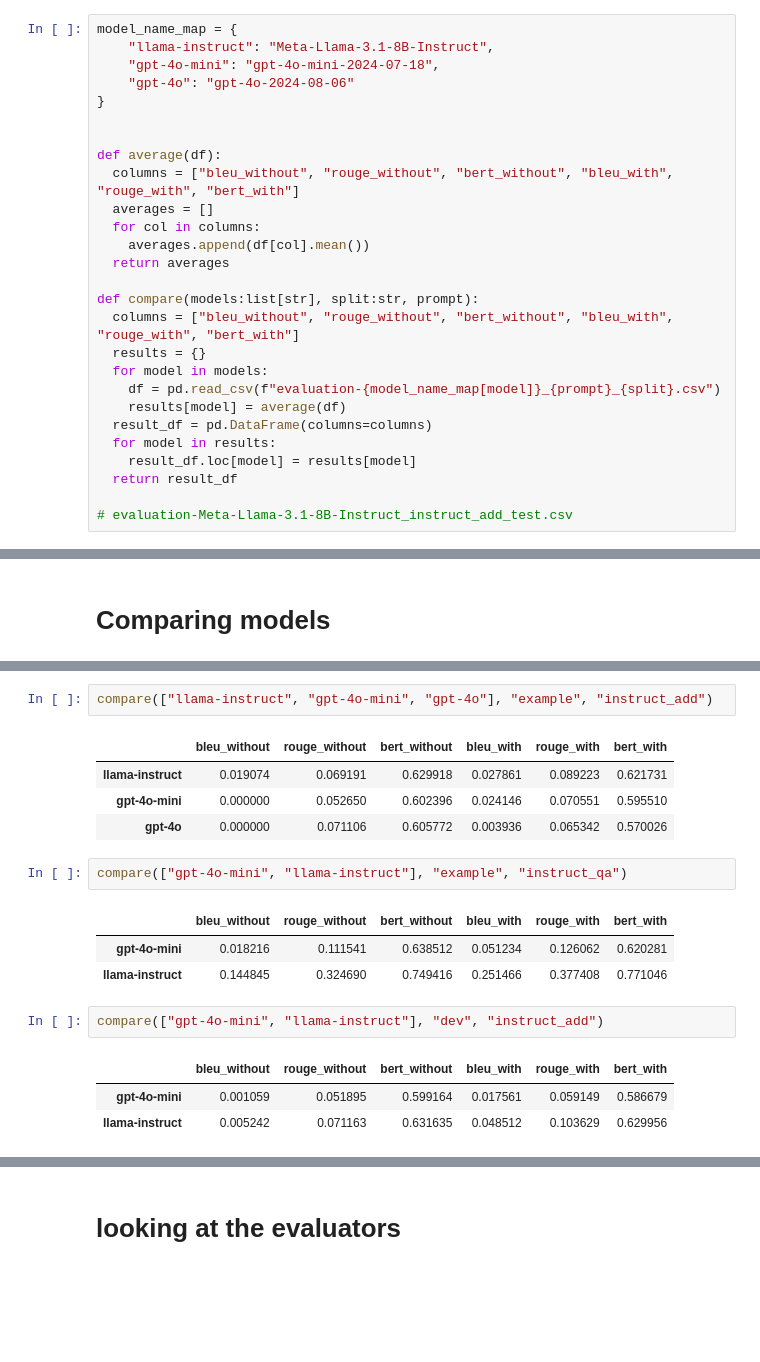
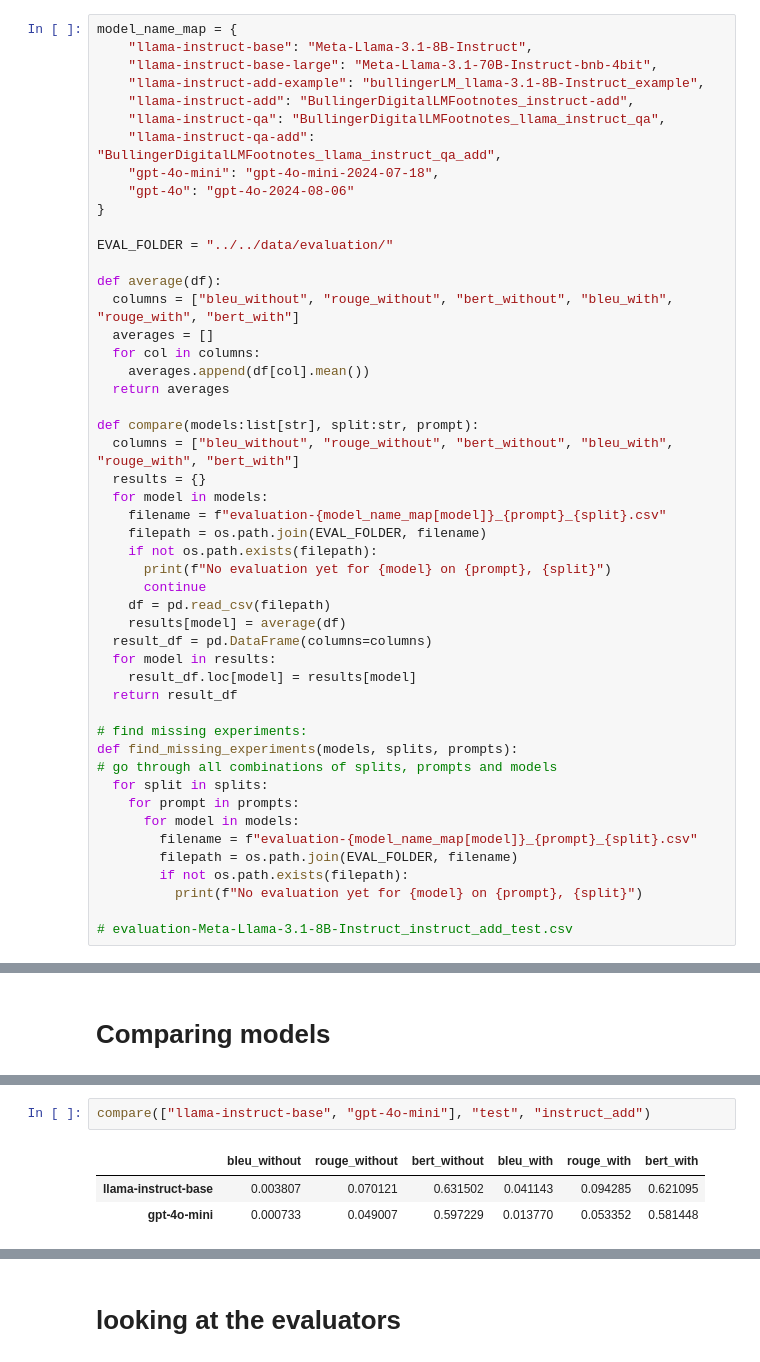
Before and after one commit to Boffl/BullingerDigitalLMFootnotes, a Jupyter notebook: evaluate/evaluate.ipynb, the cells around one changed output, grey strips where cells are left out. Cells and saved outputs as stored; diff of their text form; blank space fills up the shorter version.

Commit message:
evaluate with labels, move data-files

```diff
--- a/evaluate/evaluate.ipynb
+++ b/evaluate/evaluate.ipynb
@@ -59,11 +80,17 @@ human_footnotes_df = pd.read_csv("../../data/footnote_downsized_df.csv")
 human_footnotes_df["xml_footnote"] = human_footnotes_df["xml_footnote"].apply(remove_outer_note_tag)
 # %%
 model_name_map = {
-    "llama-instruct": "Meta-Llama-3.1-8B-Instruct",
+    "llama-instruct-base": "Meta-Llama-3.1-8B-Instruct",
+    "llama-instruct-base-large": "Meta-Llama-3.1-70B-Instruct-bnb-4bit",
+    "llama-instruct-add-example": "bullingerLM_llama-3.1-8B-Instruct_example",
+    "llama-instruct-add": "BullingerDigitalLMFootnotes_instruct-add",
+    "llama-instruct-qa": "BullingerDigitalLMFootnotes_llama_instruct_qa",
+    "llama-instruct-qa-add": "BullingerDigitalLMFootnotes_llama_instruct_qa_add",
     "gpt-4o-mini": "gpt-4o-mini-2024-07-18",
     "gpt-4o": "gpt-4o-2024-08-06"
 }
 
+EVAL_FOLDER = "../../data/evaluation/"
 
 def average(df):
   columns = ["bleu_without", "rouge_without", "bert_without", "bleu_with", "rouge_with", "bert_with"]
@@ -76,11 +103,27 @@ def compare(models:list[str], split:str, prompt):
   columns = ["bleu_without", "rouge_without", "bert_without", "bleu_with", "rouge_with", "bert_with"]
   results = {}
   for model in models:
-    df = pd.read_csv(f"evaluation-{model_name_map[model]}_{prompt}_{split}.csv")
+    filename = f"evaluation-{model_name_map[model]}_{prompt}_{split}.csv"
+    filepath = os.path.join(EVAL_FOLDER, filename)
+    if not os.path.exists(filepath):
+      print(f"No evaluation yet for {model} on {prompt}, {split}")
+      continue
+    df = pd.read_csv(filepath)
     results[model] = average(df)
   result_df = pd.DataFrame(columns=columns)
   for model in results:
     result_df.loc[model] = results[model]
   return result_df
 
+# find missing experiments:
+def find_missing_experiments(models, splits, prompts):
+# go through all combinations of splits, prompts and models
+  for split in splits:
+    for prompt in prompts:
+      for model in models:
+        filename = f"evaluation-{model_name_map[model]}_{prompt}_{split}.csv"
+        filepath = os.path.join(EVAL_FOLDER, filename)
+        if not os.path.exists(filepath):
+          print(f"No evaluation yet for {model} on {prompt}, {split}")
+
 # evaluation-Meta-Llama-3.1-8B-Instruct_instruct_add_test.csv
@@ -508,19 +334,6 @@ Computing BERT without Markup
 # %%
-compare(["llama-instruct", "gpt-4o-mini", "gpt-4o"], "example", "instruct_add")
+compare(["llama-instruct-base", "gpt-4o-mini"], "test", "instruct_add")
 # %% [output]
 |  | bleu_without | rouge_without | bert_without | bleu_with | rouge_with | bert_with |
-| llama-instruct | 0.019074 | 0.069191 | 0.629918 | 0.027861 | 0.089223 | 0.621731 |
-| gpt-4o-mini | 0.000000 | 0.052650 | 0.602396 | 0.024146 | 0.070551 | 0.595510 |
-| gpt-4o | 0.000000 | 0.071106 | 0.605772 | 0.003936 | 0.065342 | 0.570026 |
+| llama-instruct-base | 0.003807 | 0.070121 | 0.631502 | 0.041143 | 0.094285 | 0.621095 |
+| gpt-4o-mini | 0.000733 | 0.049007 | 0.597229 | 0.013770 | 0.053352 | 0.581448 |
-# %%
-compare(["gpt-4o-mini", "llama-instruct"], "example", "instruct_qa")
-# %% [output]
-|  | bleu_without | rouge_without | bert_without | bleu_with | rouge_with | bert_with |
-| gpt-4o-mini | 0.018216 | 0.111541 | 0.638512 | 0.051234 | 0.126062 | 0.620281 |
-| llama-instruct | 0.144845 | 0.324690 | 0.749416 | 0.251466 | 0.377408 | 0.771046 |
-# %%
-compare(["gpt-4o-mini", "llama-instruct"], "dev", "instruct_add")
-# %% [output]
-|  | bleu_without | rouge_without | bert_without | bleu_with | rouge_with | bert_with |
-| gpt-4o-mini | 0.001059 | 0.051895 | 0.599164 | 0.017561 | 0.059149 | 0.586679 |
-| llama-instruct | 0.005242 | 0.071163 | 0.631635 | 0.048512 | 0.103629 | 0.629956 |
```
Also changed, not shown: parts of 87 cells of this notebook, 11 other files.
